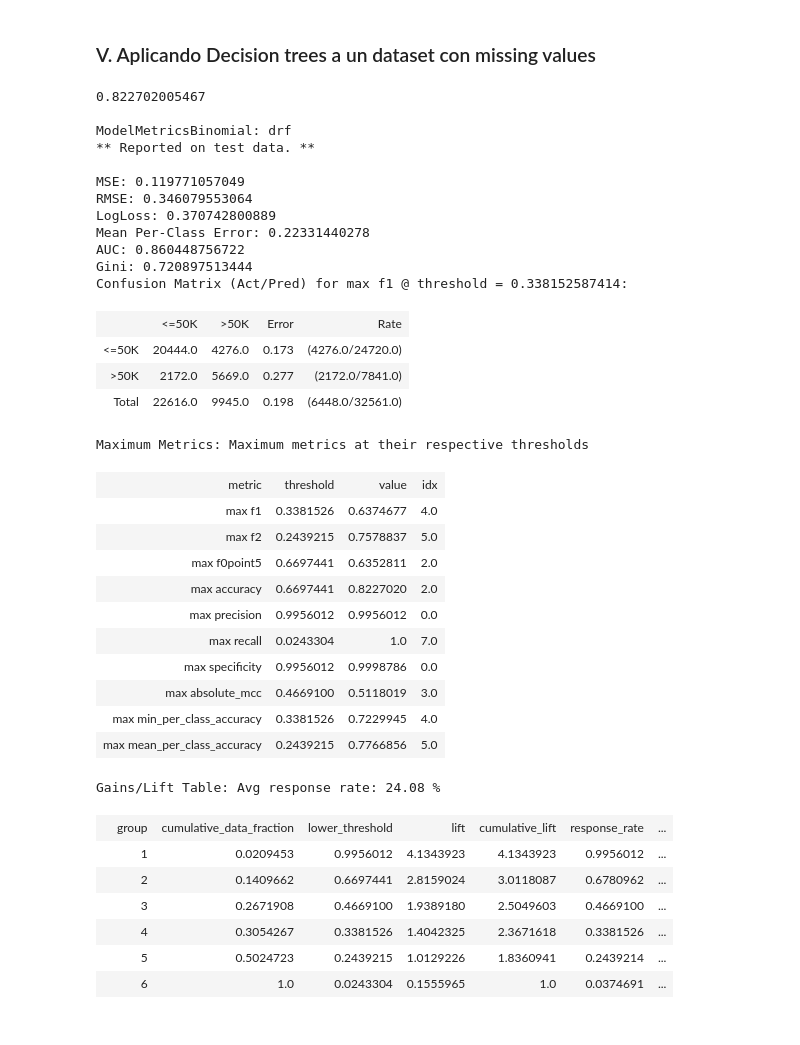
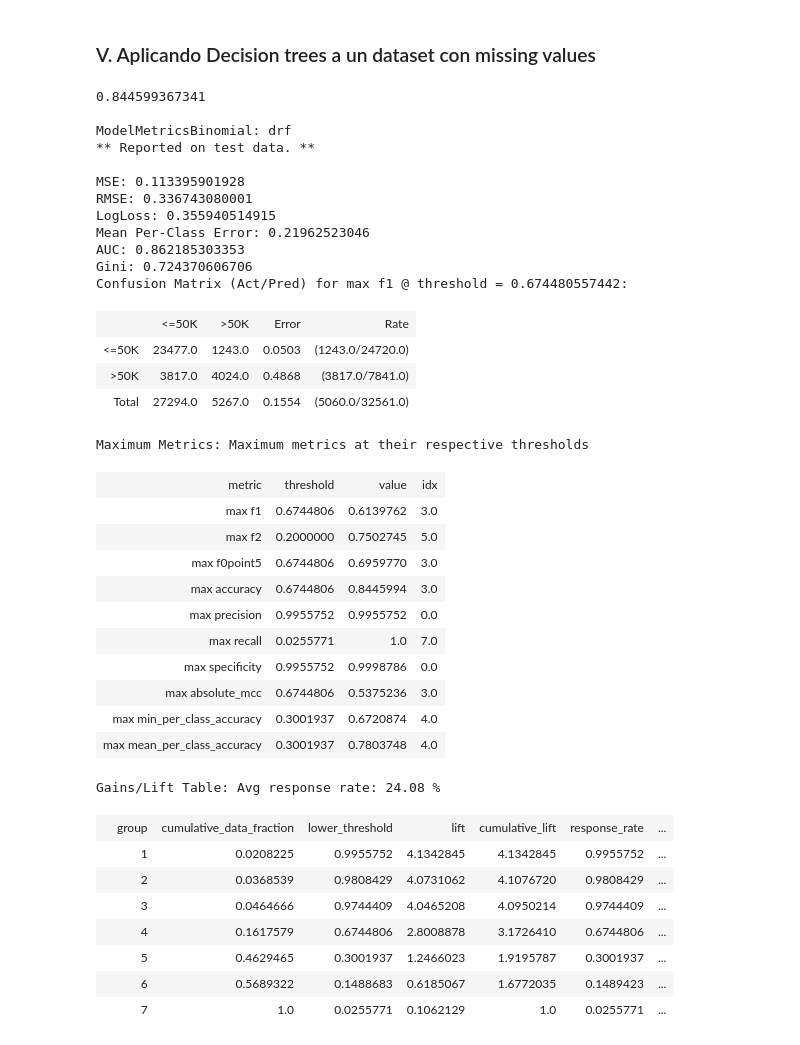
Before and after one commit to eacunafer/Data-Mining-Machine-Learning-subgraduado-, a Jupyter notebook: notebooks/trees2.ipynb, the cells around one changed output. Cells and saved outputs as stored; diff of their text form; code cells hidden in the pictures.

```diff
--- a/notebooks/trees2.ipynb
+++ b/notebooks/trees2.ipynb
@@ -225,48 +225,49 @@ graph
 # %%
 #Leyendo los datos
 datos= h2o.import_file("https://archive.ics.uci.edu/ml/machine-learning-databases/adult/adult.data",na_strings=[' ?'])
 myx=['C1', 'C2', 'C3', 'C4', 'C5','C6','C7','C8','C9','C10','C11', 'C12','C13','C14']
 datos['C15']=datos['C15'].asfactor()
 myy="C15"
-model=H2ORandomForestEstimator(ntrees=1,mtries=8,max_depth=3,sample_rate=1)
+model=H2ORandomForestEstimator(ntrees=1,mtries=14,max_depth=3,sample_rate=1)
 model.train(myx, myy, training_frame = datos)
 y_pred=model.predict(datos)
 print (y_pred['predict']==datos['C15']).sum()/float(len(datos))
 model.model_performance(datos)
 # %% [output]
-0.822702005467
+0.844599367341
 
 ModelMetricsBinomial: drf
 ** Reported on test data. **
 
-MSE: 0.119771057049
-RMSE: 0.346079553064
-LogLoss: 0.370742800889
-Mean Per-Class Error: 0.22331440278
-AUC: 0.860448756722
-Gini: 0.720897513444
-Confusion Matrix (Act/Pred) for max f1 @ threshold = 0.338152587414:
+MSE: 0.113395901928
+RMSE: 0.336743080001
+LogLoss: 0.355940514915
+Mean Per-Class Error: 0.21962523046
+AUC: 0.862185303353
+Gini: 0.724370606706
+Confusion Matrix (Act/Pred) for max f1 @ threshold = 0.674480557442:
 |  | <=50K | >50K | Error | Rate |
-| <=50K | 20444.0 | 4276.0 | 0.173 | (4276.0/24720.0) |
-| >50K | 2172.0 | 5669.0 | 0.277 | (2172.0/7841.0) |
-| Total | 22616.0 | 9945.0 | 0.198 | (6448.0/32561.0) |
+| <=50K | 23477.0 | 1243.0 | 0.0503 | (1243.0/24720.0) |
+| >50K | 3817.0 | 4024.0 | 0.4868 | (3817.0/7841.0) |
+| Total | 27294.0 | 5267.0 | 0.1554 | (5060.0/32561.0) |
 Maximum Metrics: Maximum metrics at their respective thresholds
 | metric | threshold | value | idx |
-| max f1 | 0.3381526 | 0.6374677 | 4.0 |
-| max f2 | 0.2439215 | 0.7578837 | 5.0 |
-| max f0point5 | 0.6697441 | 0.6352811 | 2.0 |
-| max accuracy | 0.6697441 | 0.8227020 | 2.0 |
-| max precision | 0.9956012 | 0.9956012 | 0.0 |
-| max recall | 0.0243304 | 1.0 | 7.0 |
-| max specificity | 0.9956012 | 0.9998786 | 0.0 |
-| max absolute_mcc | 0.4669100 | 0.5118019 | 3.0 |
-| max min_per_class_accuracy | 0.3381526 | 0.7229945 | 4.0 |
-| max mean_per_class_accuracy | 0.2439215 | 0.7766856 | 5.0 |
+| max f1 | 0.6744806 | 0.6139762 | 3.0 |
+| max f2 | 0.2000000 | 0.7502745 | 5.0 |
+| max f0point5 | 0.6744806 | 0.6959770 | 3.0 |
+| max accuracy | 0.6744806 | 0.8445994 | 3.0 |
+| max precision | 0.9955752 | 0.9955752 | 0.0 |
+| max recall | 0.0255771 | 1.0 | 7.0 |
+| max specificity | 0.9955752 | 0.9998786 | 0.0 |
+| max absolute_mcc | 0.6744806 | 0.5375236 | 3.0 |
+| max min_per_class_accuracy | 0.3001937 | 0.6720874 | 4.0 |
+| max mean_per_class_accuracy | 0.3001937 | 0.7803748 | 4.0 |
 Gains/Lift Table: Avg response rate: 24.08 %
 |  | group | cumulative_data_fraction | lower_threshold | lift | cumulative_lift | response_rate | ... |
-|  | 1 | 0.0209453 | 0.9956012 | 4.1343923 | 4.1343923 | 0.9956012 | ... |
-|  | 2 | 0.1409662 | 0.6697441 | 2.8159024 | 3.0118087 | 0.6780962 | ... |
-|  | 3 | 0.2671908 | 0.4669100 | 1.9389180 | 2.5049603 | 0.4669100 | ... |
-|  | 4 | 0.3054267 | 0.3381526 | 1.4042325 | 2.3671618 | 0.3381526 | ... |
-|  | 5 | 0.5024723 | 0.2439215 | 1.0129226 | 1.8360941 | 0.2439214 | ... |
-|  | 6 | 1.0 | 0.0243304 | 0.1555965 | 1.0 | 0.0374691 | ... |
+|  | 1 | 0.0208225 | 0.9955752 | 4.1342845 | 4.1342845 | 0.9955752 | ... |
+|  | 2 | 0.0368539 | 0.9808429 | 4.0731062 | 4.1076720 | 0.9808429 | ... |
+|  | 3 | 0.0464666 | 0.9744409 | 4.0465208 | 4.0950214 | 0.9744409 | ... |
+|  | 4 | 0.1617579 | 0.6744806 | 2.8008878 | 3.1726410 | 0.6744806 | ... |
+|  | 5 | 0.4629465 | 0.3001937 | 1.2466023 | 1.9195787 | 0.3001937 | ... |
+|  | 6 | 0.5689322 | 0.1488683 | 0.6185067 | 1.6772035 | 0.1489423 | ... |
+|  | 7 | 1.0 | 0.0255771 | 0.1062129 | 1.0 | 0.0255771 | ... |
```
Also changed, not shown: parts of 1 cell of this notebook, 1 other file.
